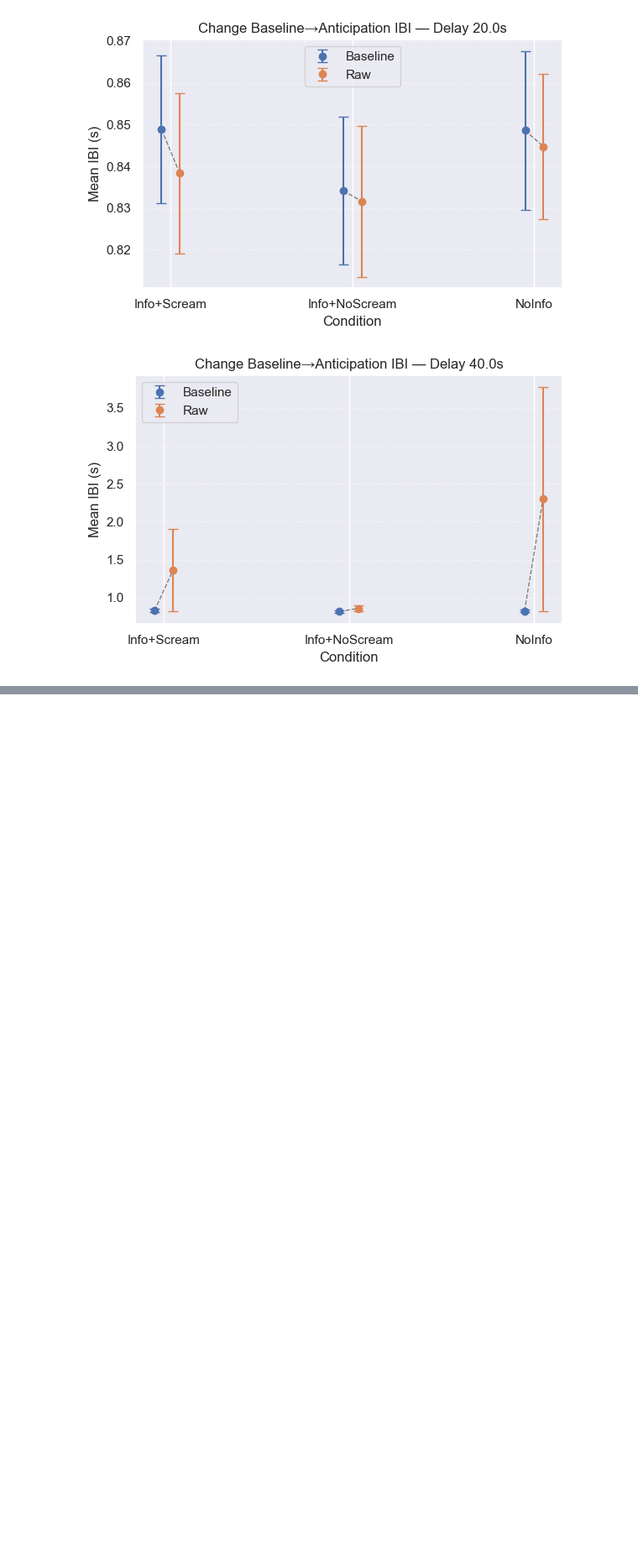
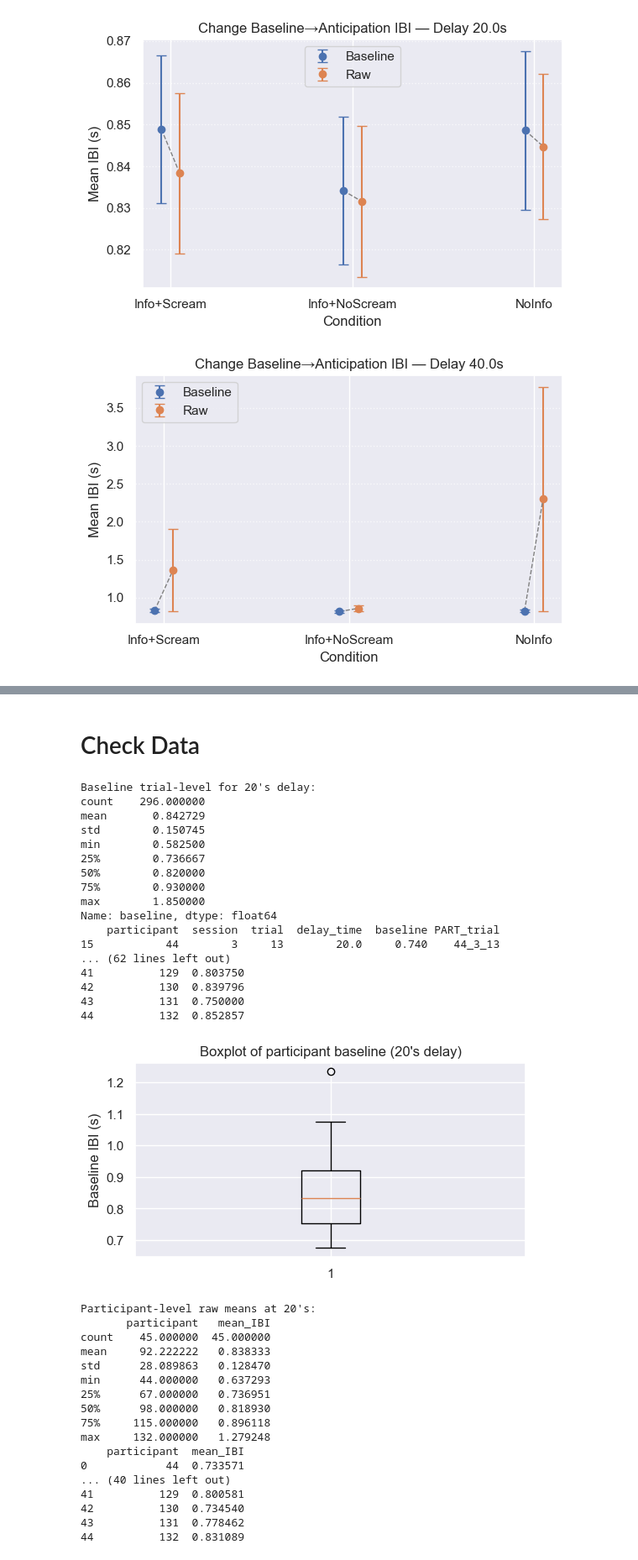
Before and after one commit to stelladongjz/Anticip_EKG_Analysis, a Jupyter notebook: Stella_AvAnt2025_AnalysisEKG_fromPreproc.ipynb, the cells around one changed output, grey strips where cells are left out. Shown at 84% size. Cells and saved outputs as stored; diff of their text form; code cells hidden in the pictures; blank space fills up the shorter version.

```diff
--- a/Stella_AvAnt2025_AnalysisEKG_fromPreproc.ipynb
+++ b/Stella_AvAnt2025_AnalysisEKG_fromPreproc.ipynb
@@ -482,0 +716,74 @@ plot_change_dots_with_error(
+# %% [markdown]
+# Check Data
+# %%
+import pandas as pd
+import matplotlib.pyplot as plt
+
+# 1) Look at the raw trial‑level baselines for delay 20
+d20_baseline_trials = baseline_IBI_stimInfo_scream[baseline_IBI_stimInfo_scream['delay_time']==20]
+print("Baseline trial-level for 20's delay:")
+print(d20_baseline_trials['baseline'].describe())
+print(d20_baseline_trials['.head(10)'])
+
+# 2) Look at the participant‑level baselines before you average them
+part20 = d20_baseline_trials.groupby('participant')['baseline'].mean().reset_index()
+print("\nParticipant-level mean baselines at 20's:")
+print(part20.describe())
+print(part20)
+
+# 3) Plot the distribution to spot outliers
+plt.figure(figsize=(6,3))
+plt.boxplot(part20['baseline'].dropna())
+plt.title("Boxplot of participant baseline (20's delay)")
+plt.ylabel("Baseline IBI (s)")
+plt.show()
+
+# 4) Do the same for your raw IBI means
+d20_raw_trials = part_avg_stimInfo_scream[part_avg_stimInfo_scream['delay_time']==20]
+# compute per‐participant raw means if needed:
+part20_raw = d20_raw_trials.groupby('participant')['mean_IBI'].mean().reset_index()
+print("\nParticipant-level raw means at 20's:")
+print(part20_raw.describe())
+print(part20_raw)
+
+plt.figure(figsize=(6,3))
+plt.boxplot(part20_raw['mean_IBI'].dropna())
+plt.title("Boxplot of participant raw IBI (20's delay)")
+plt.ylabel("Raw IBI (s)")
+plt.show()
+# %% [output]
+Baseline trial-level for 20's delay:
+count    296.000000
+mean       0.842729
+std        0.150745
+min        0.582500
+25%        0.736667
+50%        0.820000
+75%        0.930000
+max        1.850000
+Name: baseline, dtype: float64
+    participant  session  trial  delay_time  baseline PART_trial
+15           44        3     13        20.0     0.740    44_3_13
+... (62 lines left out)
+41          129  0.803750
+42          130  0.839796
+43          131  0.750000
+44          132  0.852857
+[figure, added]
+Participant-level raw means at 20's:
+       participant   mean_IBI
+count    45.000000  45.000000
+mean     92.222222   0.838333
+std      28.089863   0.128470
+min      44.000000   0.637293
+25%      67.000000   0.736951
+50%      98.000000   0.818930
+75%     115.000000   0.896118
+max     132.000000   1.279248
+    participant  mean_IBI
+0            44  0.733571
+... (40 lines left out)
+41          129  0.800581
+42          130  0.734540
+43          131  0.778462
+44          132  0.831089
```
Also changed, not shown: parts of 11 cells of this notebook.
